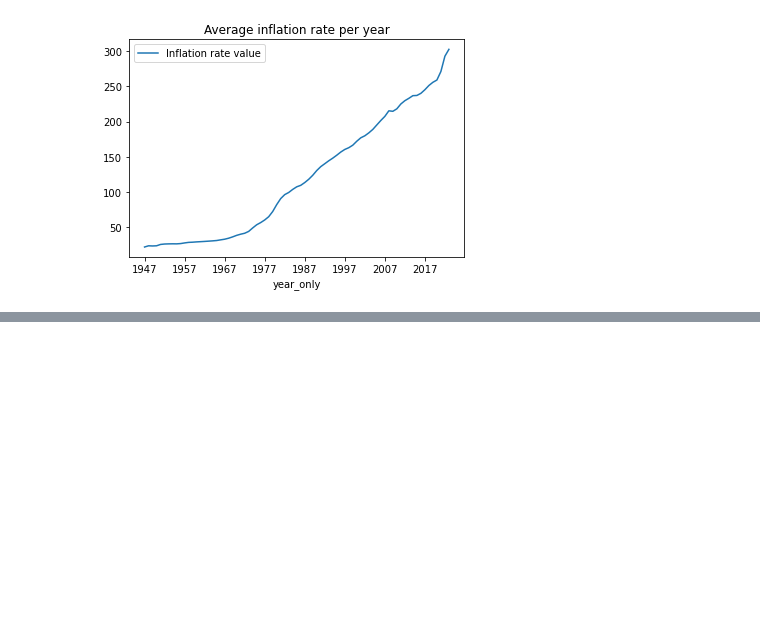
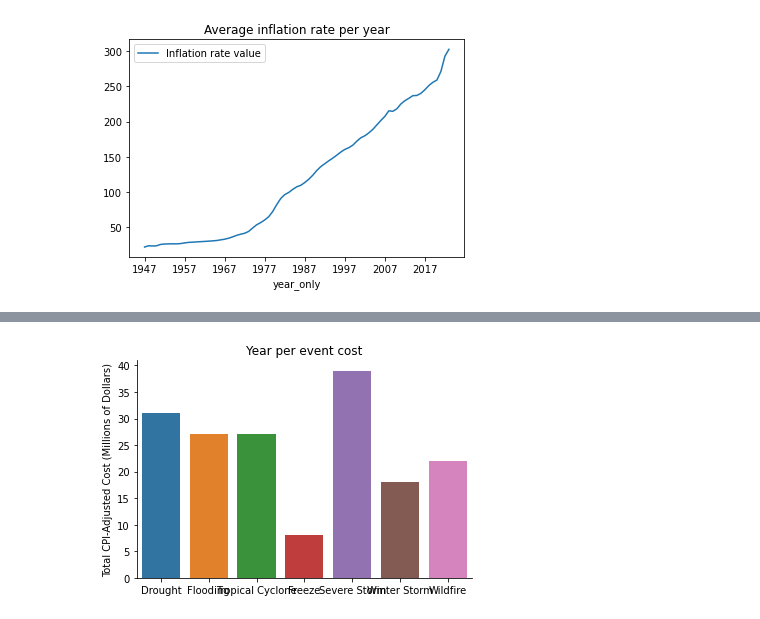
Before and after one commit to mstegmuller/Capstone-Project-, a Jupyter notebook: Capstone Project/Capstone_Project_Data_Wrangling.ipynb, the cells around one changed output, grey strips where cells are left out. Cells and saved outputs as stored; diff of their text form; code cells hidden in the pictures; blank space fills up the shorter version.

```diff
--- a/Capstone Project/Capstone_Project_Data_Wrangling.ipynb
+++ b/Capstone Project/Capstone_Project_Data_Wrangling.ipynb
@@ -598,3 +605,6 @@ df1.head(2)
 |  | Name | Disaster | Begin Date | End Date | Total CPI-Adjusted Cost (Millions... | Deaths | year_only |
 | 0 | Southern Severe Storms and Floodi... | Flooding | 1980-04-10 | 1980-04-17 | 2678.6 | 7 | 1980 |
 | 1 | Hurricane Allen (August 1980) | Tropical Cyclone | 1980-08-07 | 1980-08-11 | 2177.2 | 13 | 1980 |
+# %%
+df_year_per_event_cost= df1.groupby(by = ['year_only', 'Disaster'],as_index= False)['Total CPI-Adjusted Cost (Millions of Dollars)'].sum()
+df_year_per_event_cost.head()
@@ -723,0 +806,10 @@ inflation_rate_per_year.plot(x= "year_only", y = "Inflation rate value", title=
+# %%
+sns.countplot(data=df_year_per_event_cost,
+              x='Disaster')
+plt.xlabel('')
+plt.ylabel('Total CPI-Adjusted Cost (Millions of Dollars)')
+plt.title('Year per event cost')
+sns.despine()
+plt.show()
+# %% [output]
+[figure, added]
```
Also changed, not shown: parts of 13 cells of this notebook, 1 other file.
